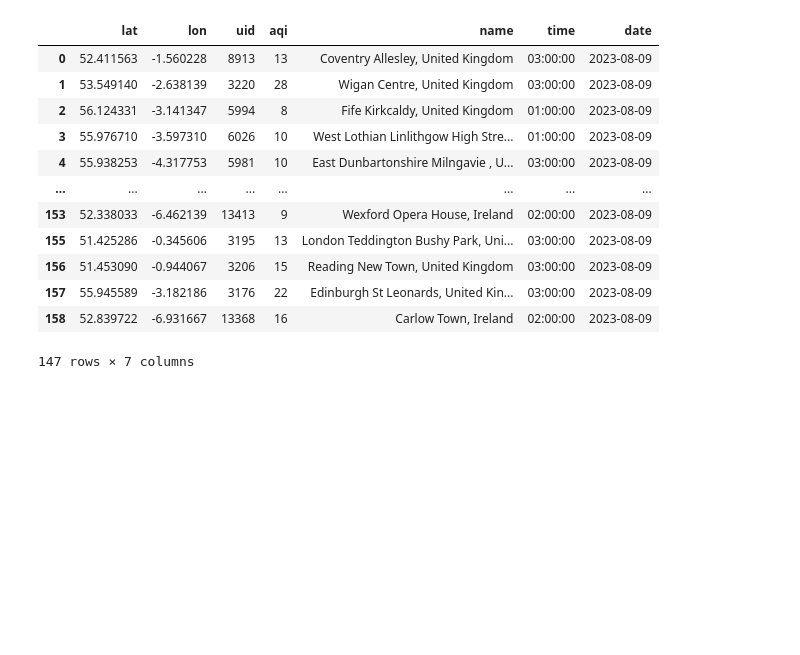
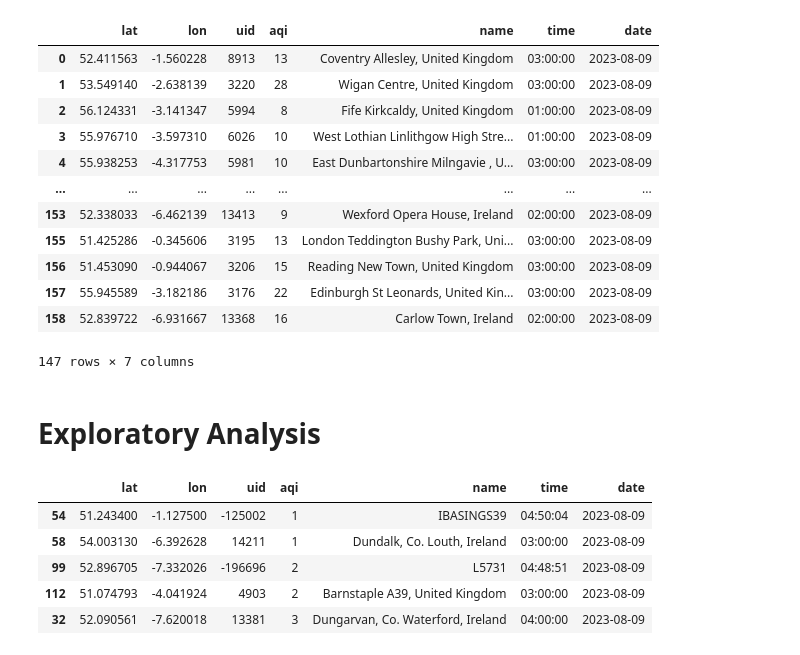
Before and after one commit to ashejaz/air-pollution-project, a Jupyter notebook: data_cleansing.ipynb, the cells around one changed output. Drawn from its saved outputs; the diff is of its cells as text; code cells hidden in the pictures; blank space fills up the shorter version.

Commit message:
exploratory analysis

```diff
--- a/data_cleansing.ipynb
+++ b/data_cleansing.ipynb
@@ -62,9 +59,9 @@ len(df)
 # %%
 # normalise the 'station' column and expand into separate columns
-normalized = pd.json_normalize(df['station'])
+normalised = pd.json_normalize(df['station'])
 
 # concatenate the normalized data with the original dataframe
-df = pd.concat([df, normalized], axis=1)
+df = pd.concat([df, normalised], axis=1)
 
 # drop the original 'station' column
 df.drop('station', axis=1, inplace=True)
@@ -163,0 +161,13 @@ with open('data/air_pollution_data.json', 'w') as json_file:
+# %% [markdown]
+# Exploratory Analysis
+# %%
+# stations with lowest aqi (least polluted)
+least_polluted = df.sort_values(by='aqi', ascending = True)
+least_polluted.head()
+# %% [output]
+|  | lat | lon | uid | aqi | name | time | date |
+| 54 | 51.243400 | -1.127500 | -125002 | 1 | IBASINGS39 | 04:50:04 | 2023-08-09 |
+| 58 | 54.003130 | -6.392628 | 14211 | 1 | Dundalk, Co. Louth, Ireland | 03:00:00 | 2023-08-09 |
+| 99 | 52.896705 | -7.332026 | -196696 | 2 | L5731 | 04:48:51 | 2023-08-09 |
+| 112 | 51.074793 | -4.041924 | 4903 | 2 | Barnstaple A39, United Kingdom | 03:00:00 | 2023-08-09 |
+| 32 | 52.090561 | -7.620018 | 13381 | 3 | Dungarvan, Co. Waterford, Ireland | 04:00:00 | 2023-08-09 |
```
Also changed, not shown: parts of 13 cells of this notebook.
